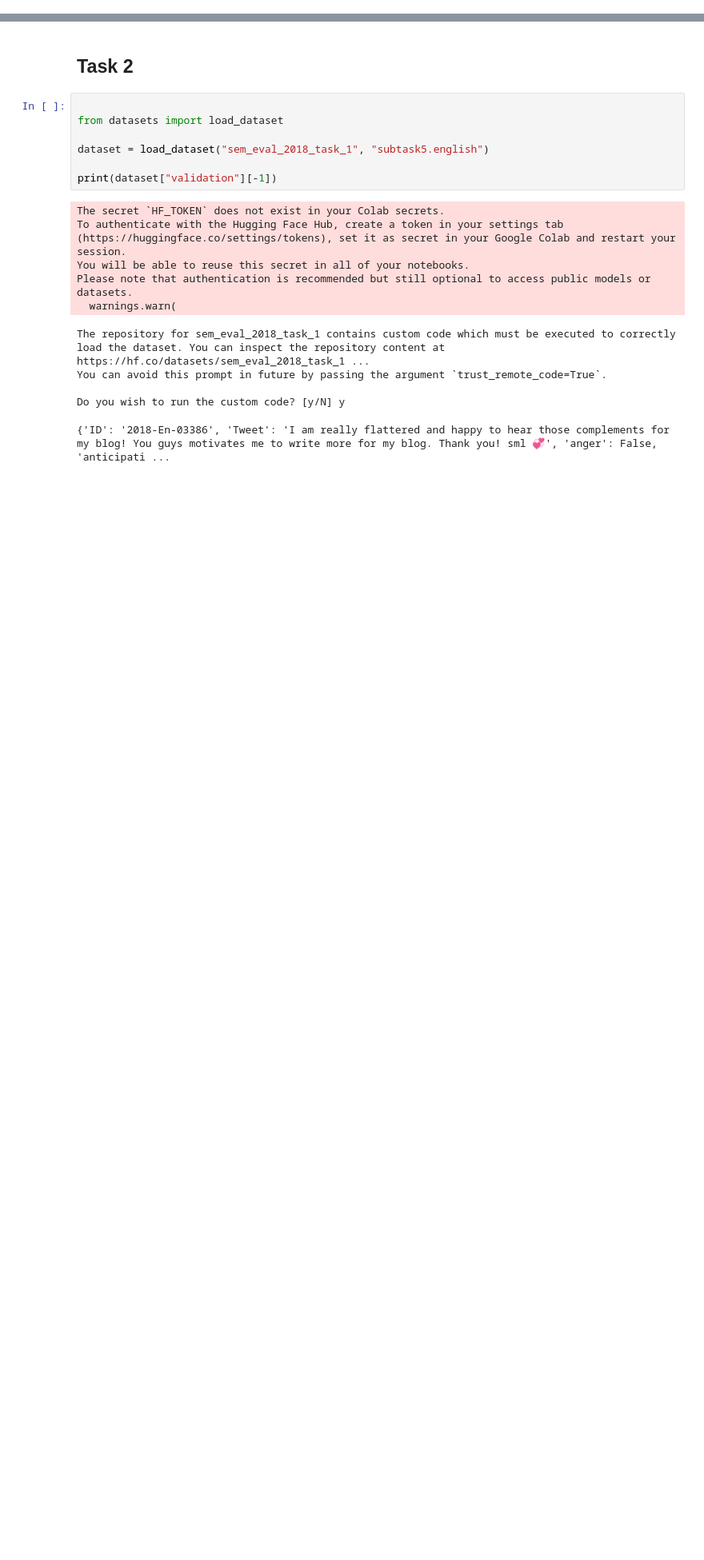
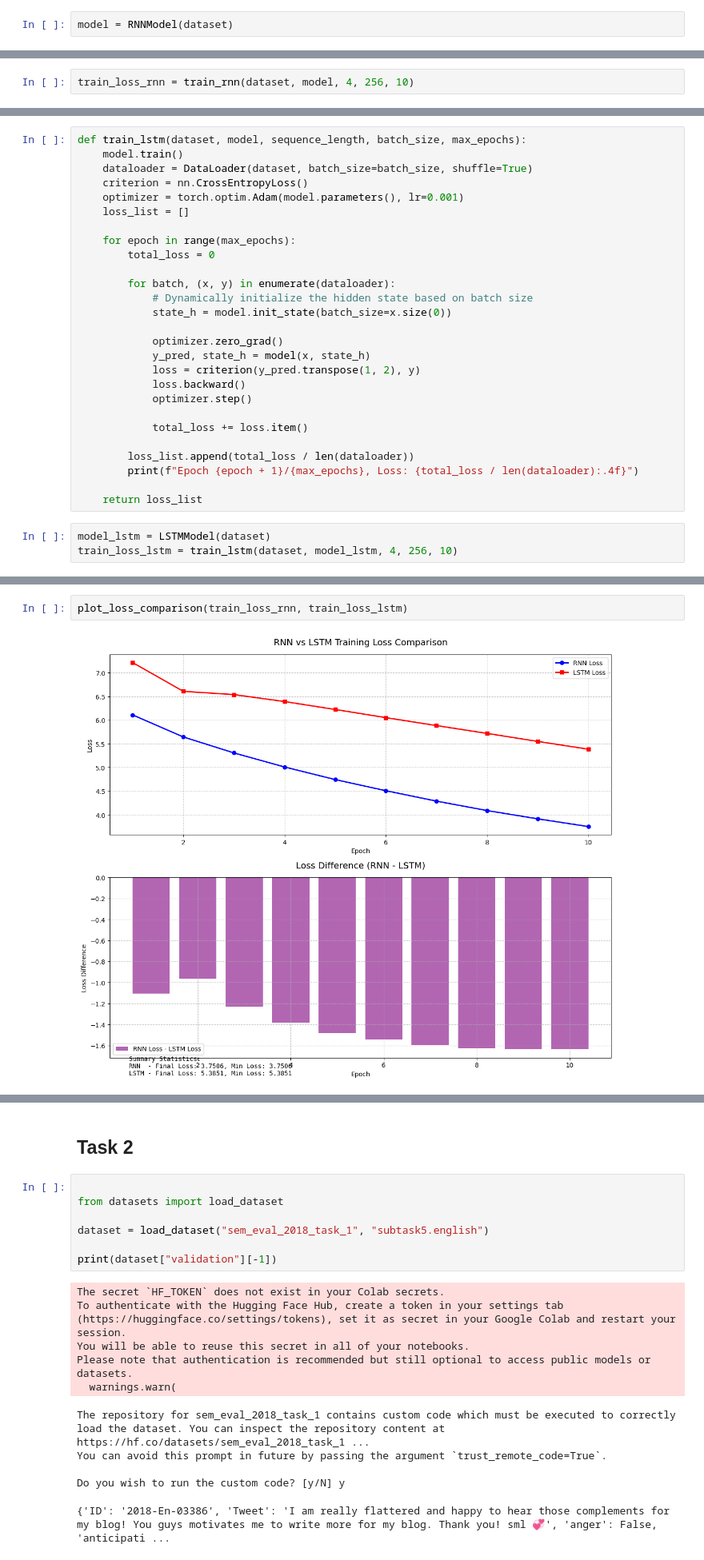
Before and after one commit to s19kjams/NLP, a Jupyter notebook: Assignment3/Assignment_3_KiavashJamshidi_AmirEsmaeili.ipynb, the cells around one changed output, grey strips where cells are left out. Shown at 80% size. Drawn from its saved outputs; the diff is of its cells as text; blank space fills up the shorter version.

```diff
--- a/Assignment3/Assignment_3_KiavashJamshidi_AmirEsmaeili.ipynb
+++ b/Assignment3/Assignment_3_KiavashJamshidi_AmirEsmaeili.ipynb
@@ -21,0 +145,2 @@ ERROR: Invalid requirement: 'accelerate>={ACCELERATE_MIN_VERSION}': Expected end
+# %%
+model = RNNModel(dataset)
@@ -21,0 +195,2 @@ ERROR: Invalid requirement: 'accelerate>={ACCELERATE_MIN_VERSION}': Expected end
+# %%
+train_loss_rnn = train_rnn(dataset, model, 4, 256, 10)
@@ -21,0 +277,30 @@ ERROR: Invalid requirement: 'accelerate>={ACCELERATE_MIN_VERSION}': Expected end
+# %%
+def train_lstm(dataset, model, sequence_length, batch_size, max_epochs):
+    model.train()
+    dataloader = DataLoader(dataset, batch_size=batch_size, shuffle=True)
+    criterion = nn.CrossEntropyLoss()
+    optimizer = torch.optim.Adam(model.parameters(), lr=0.001)
+    loss_list = []
+
+    for epoch in range(max_epochs):
+        total_loss = 0
+
+        for batch, (x, y) in enumerate(dataloader):
+            # Dynamically initialize the hidden state based on batch size
+            state_h = model.init_state(batch_size=x.size(0))
+
+            optimizer.zero_grad()
+            y_pred, state_h = model(x, state_h)
+            loss = criterion(y_pred.transpose(1, 2), y)
+            loss.backward()
+            optimizer.step()
+
+            total_loss += loss.item()
+
+        loss_list.append(total_loss / len(dataloader))
+        print(f"Epoch {epoch + 1}/{max_epochs}, Loss: {total_loss / len(dataloader):.4f}")
+
+    return loss_list
+# %%
+model_lstm = LSTMModel(dataset)
+train_loss_lstm = train_lstm(dataset, model_lstm, 4, 256, 10)
@@ -21,0 +405,4 @@ ERROR: Invalid requirement: 'accelerate>={ACCELERATE_MIN_VERSION}': Expected end
+# %%
+plot_loss_comparison(train_loss_rnn, train_loss_lstm)
+# %% [output]
+[figure, added]
```
Also changed, not shown: parts of 21 cells of this notebook.
